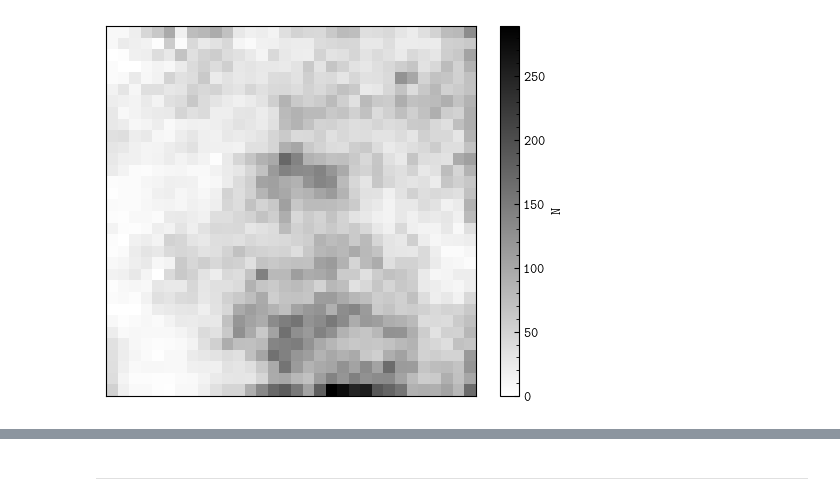
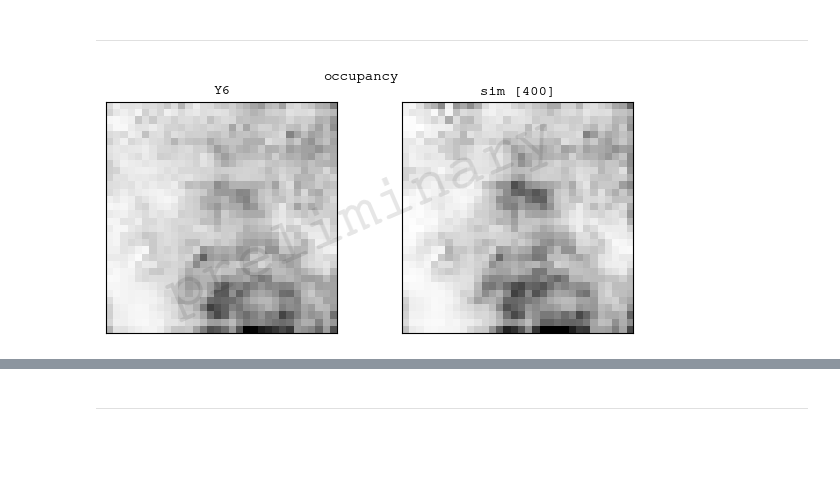
Before and after one commit to sidneymau/des-y6-image-sims-analysis, a Jupyter notebook: notebooks/2025_01_17_tomographic-matching/dev.ipynb, the cells around one changed output, grey strips where cells are left out. Saved outputs shown, nothing was run; the diff lists cells and outputs as text; code cells hidden in the pictures; blank space fills up the shorter version.

```diff
--- a/notebooks/2025_01_17_tomographic-matching/dev.ipynb
+++ b/notebooks/2025_01_17_tomographic-matching/dev.ipynb
@@ -59,10 +114,10 @@ bhat = lib.tomography.get_tomography(
     "noshear",
 )
 # %%
-assignments = {
+assignments_sim = {
     mdet_step: lib.tomography.get_assignment(
-        hf_imsim,
-        hf_redshift,
+        hf_shear_sim,
+        hf_redshift_sim,
         mdet_step,
     )
     for mdet_step in lib.const.MDET_STEPS
@@ -87,24 +132,45 @@ g2 = {
 # %%
-_count, _, _ = stats.binned_statistic(
-    assignments["noshear"],
+_count_sim, _, _ = stats.binned_statistic(
+    assignments_sim["noshear"],
     None,
     statistic="count",
     bins=lib.const.CELL_IDS,
 )
 
-count_grid = _count
+count_grid_sim = _count_sim
+# %% [markdown]
+---
+# %%
+occupancy_grid_y6 = count_grid_y6 / sum(count_grid_y6)
+# %%
+occupancy_grid_sim = count_grid_sim / sum(count_grid_sim)
 # %%
-fig, axs = plt.subplots(1, 1)
+fig, axs = plt.subplots(1, 2, figsize=(7, 3))
 
-m = axs.imshow(
-    count_grid.reshape(lib.const.SOM_SHAPE),
+norm = mpl.colors.Normalize(vmin=0)
+
+axs[0].imshow(
+    occupancy_grid_y6.reshape(lib.const.SOM_SHAPE),
     origin="lower",
+    norm=norm,
 )
-fig.colorbar(m, label="$N$")
+axs[0].set_title("Y6")
 
-axs.set_xticks([])
-axs.set_yticks([])
+axs[1].imshow(
+    occupancy_grid_sim.reshape(lib.const.SOM_SHAPE),
+    origin="lower",
+    norm=norm,
+)
+axs[1].set_title("sim [400]")
+
+for ax in axs:
+    ax.set_xticks([])
+    ax.set_yticks([])
+
+fig.suptitle("occupancy")
+
+watermark(fig)
 
 plt.show()
 # %% [output]
-[figure, old version]
+[figure, new version]
```
Also changed, not shown: parts of 47 cells of this notebook, 2 other files.
